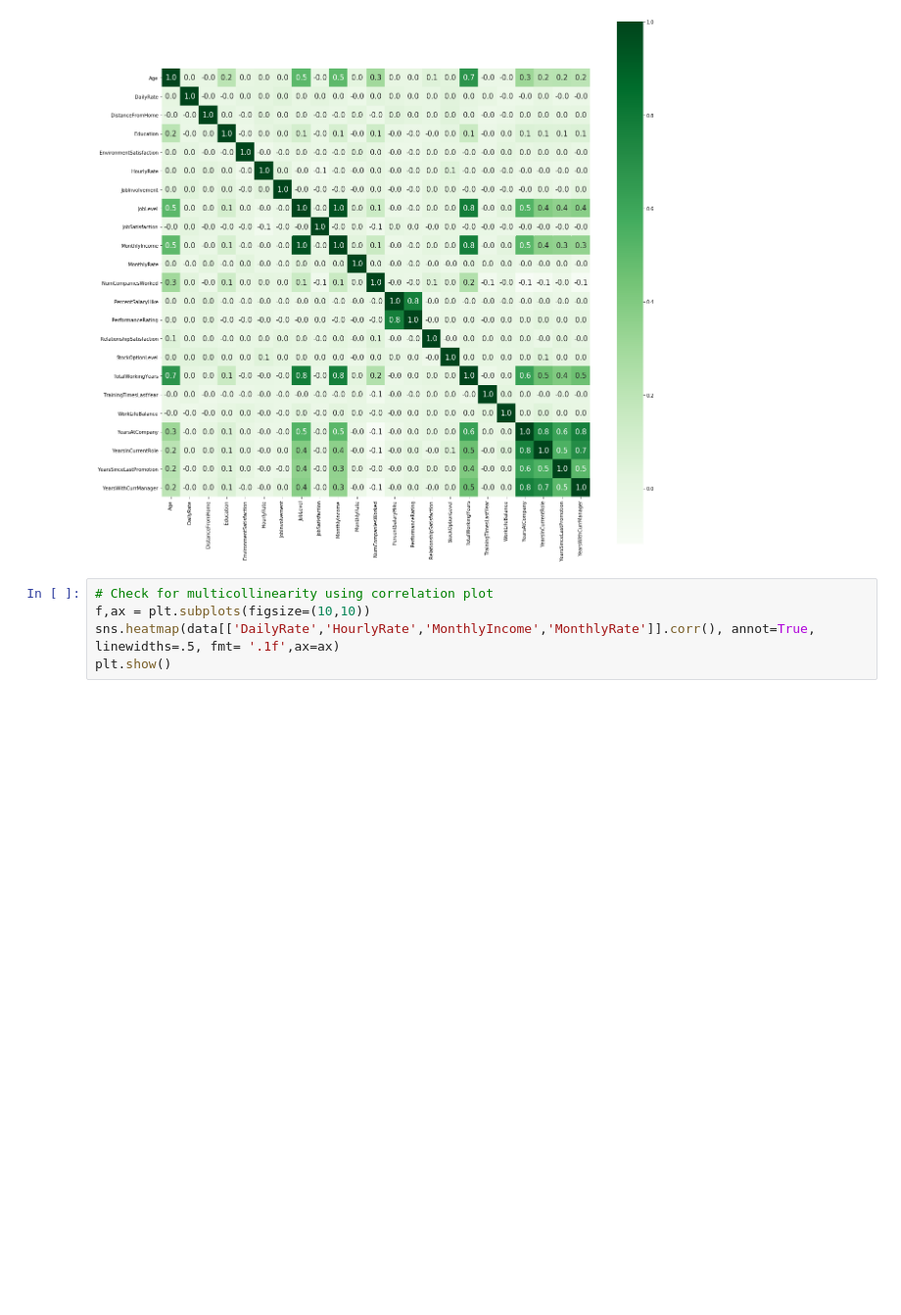
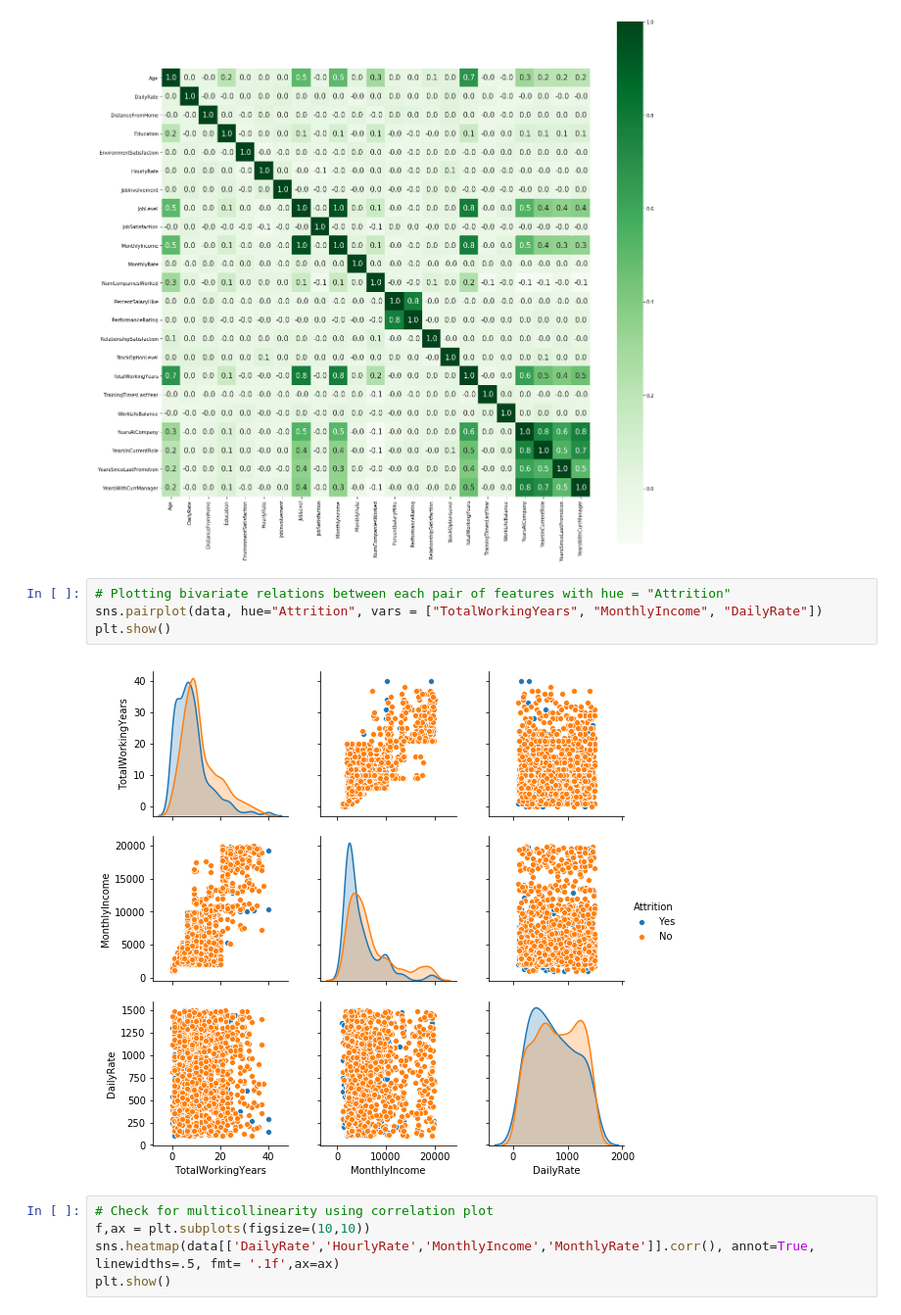
Before and after one commit to shreayan98c/IBM-HR-Analytics, a Jupyter notebook: Classification.ipynb, the cells around one changed output. Shown at 98% size. Cells and saved outputs as stored; diff of their text form; blank space fills up the shorter version.

```diff
--- a/Classification.ipynb
+++ b/Classification.ipynb
@@ -175,6 +176,12 @@ sns.heatmap(corr, cbar=True, square= True, fmt='.1f', annot=True, annot_kws={'si
 # %% [output]
 <matplotlib.axes._subplots.AxesSubplot at 0x...>
 [figure]
+# %%
+# Plotting bivariate relations between each pair of features with hue = "Attrition"
+sns.pairplot(data, hue="Attrition", vars = ["TotalWorkingYears", "MonthlyIncome", "DailyRate"])
+plt.show()
+# %% [output]
+[figure, added]
 # %%
 # Check for multicollinearity using correlation plot
 f,ax = plt.subplots(figsize=(10,10))
```
Also changed, not shown: parts of 10 cells of this notebook.
